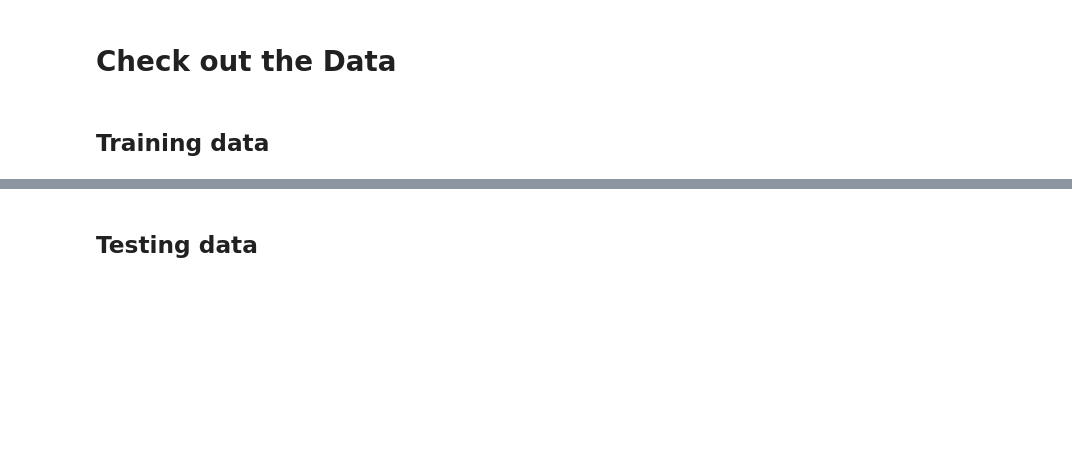
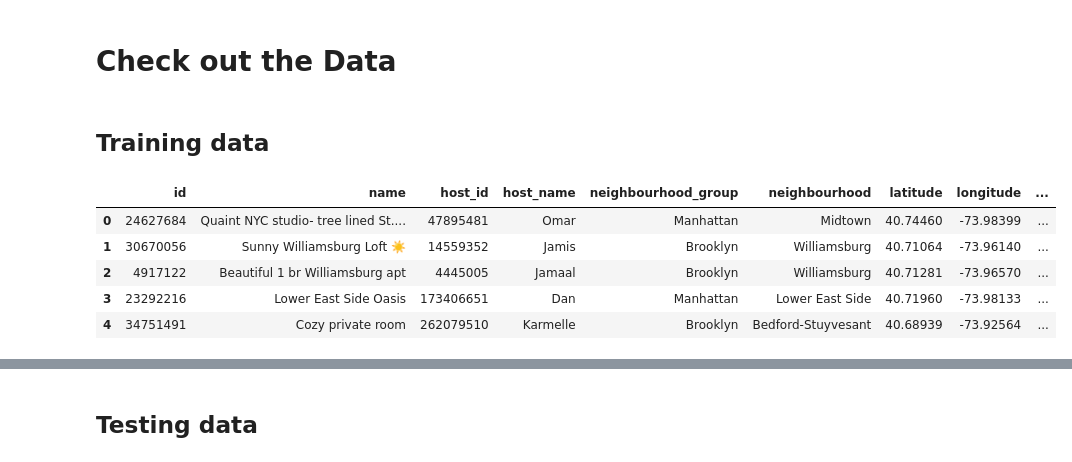
Before and after one commit to TzuH-Hsu/FCU-1102-MDS603_Machine-Learning-Midterm, a Jupyter notebook: main.ipynb, the cells around one changed output, grey strips where cells are left out. Saved outputs shown, nothing was run; the diff lists cells and outputs as text; code cells hidden in the pictures; blank space fills up the shorter version.

```diff
--- a/main.ipynb
+++ b/main.ipynb
@@ -10,7 +10,14 @@ import seaborn as sns
 # %% [markdown]
 ## Training data
 # %%
-train_data_raw = pd.read_csv('train_data.csv')
+train_data_raw = pd.read_csv('../input/1102-mds603-machine-learning/train_data.csv')
 train_data_raw.head()
+# %% [output]
+|  | id | name | host_id | host_name | neighbourhood_group | neighbourhood | latitude | longitude | ... |
+| 0 | 24627684 | Quaint NYC studio- tree lined St.... | 47895481 | Omar | Manhattan | Midtown | 40.74460 | -73.98399 | ... |
+| 1 | 30670056 | Sunny Williamsburg Loft ☀️ | 14559352 | Jamis | Brooklyn | Williamsburg | 40.71064 | -73.96140 | ... |
+| 2 | 4917122 | Beautiful 1 br Williamsburg apt | 4445005 | Jamaal | Brooklyn | Williamsburg | 40.71281 | -73.96570 | ... |
+| 3 | 23292216 | Lower East Side Oasis | 173406651 | Dan | Manhattan | Lower East Side | 40.71960 | -73.98133 | ... |
+| 4 | 34751491 | Cozy private room | 262079510 | Karmelle | Brooklyn | Bedford-Stuyvesant | 40.68939 | -73.92564 | ... |
 # %%
 train_data_raw.info()
```
Also changed, not shown: parts of 57 cells of this notebook.
